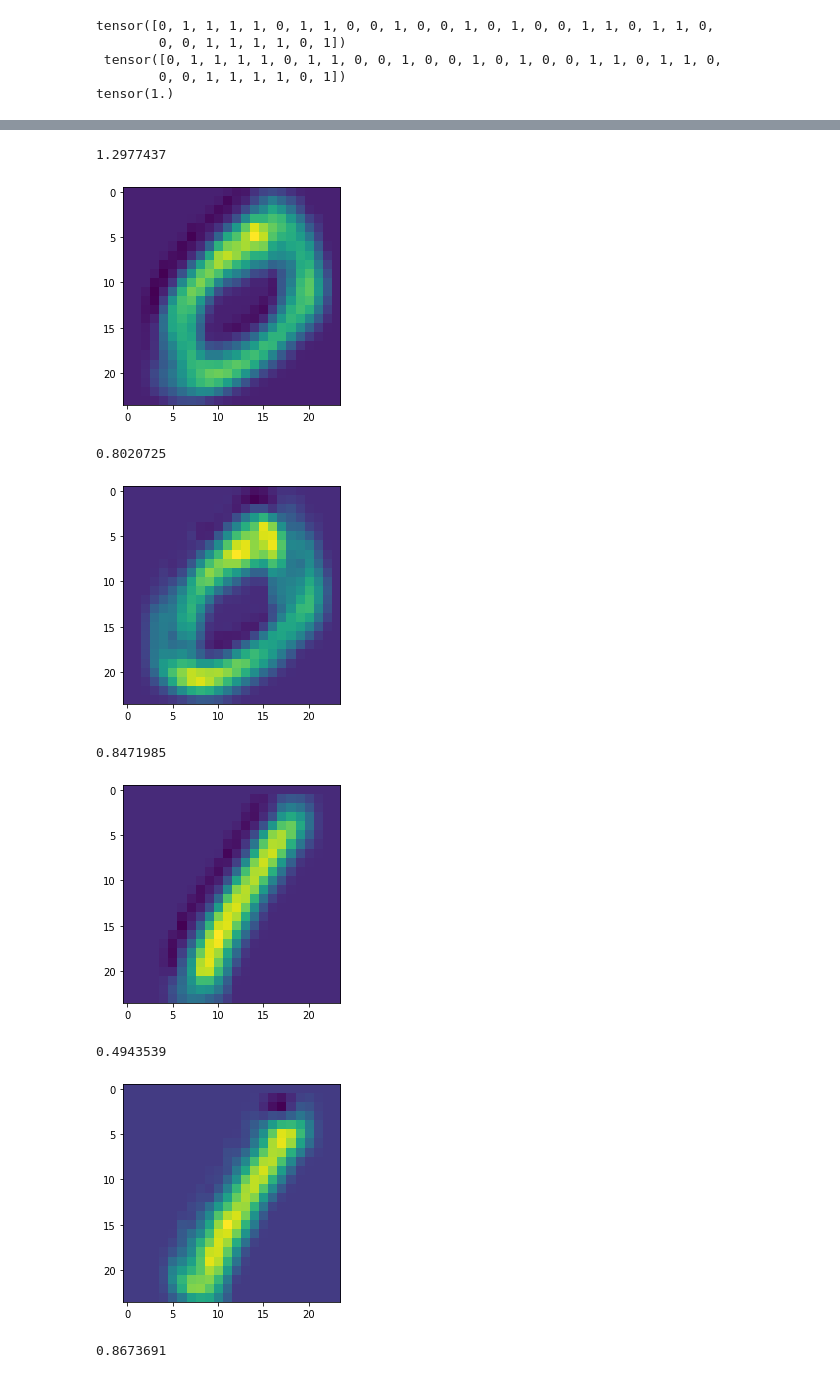
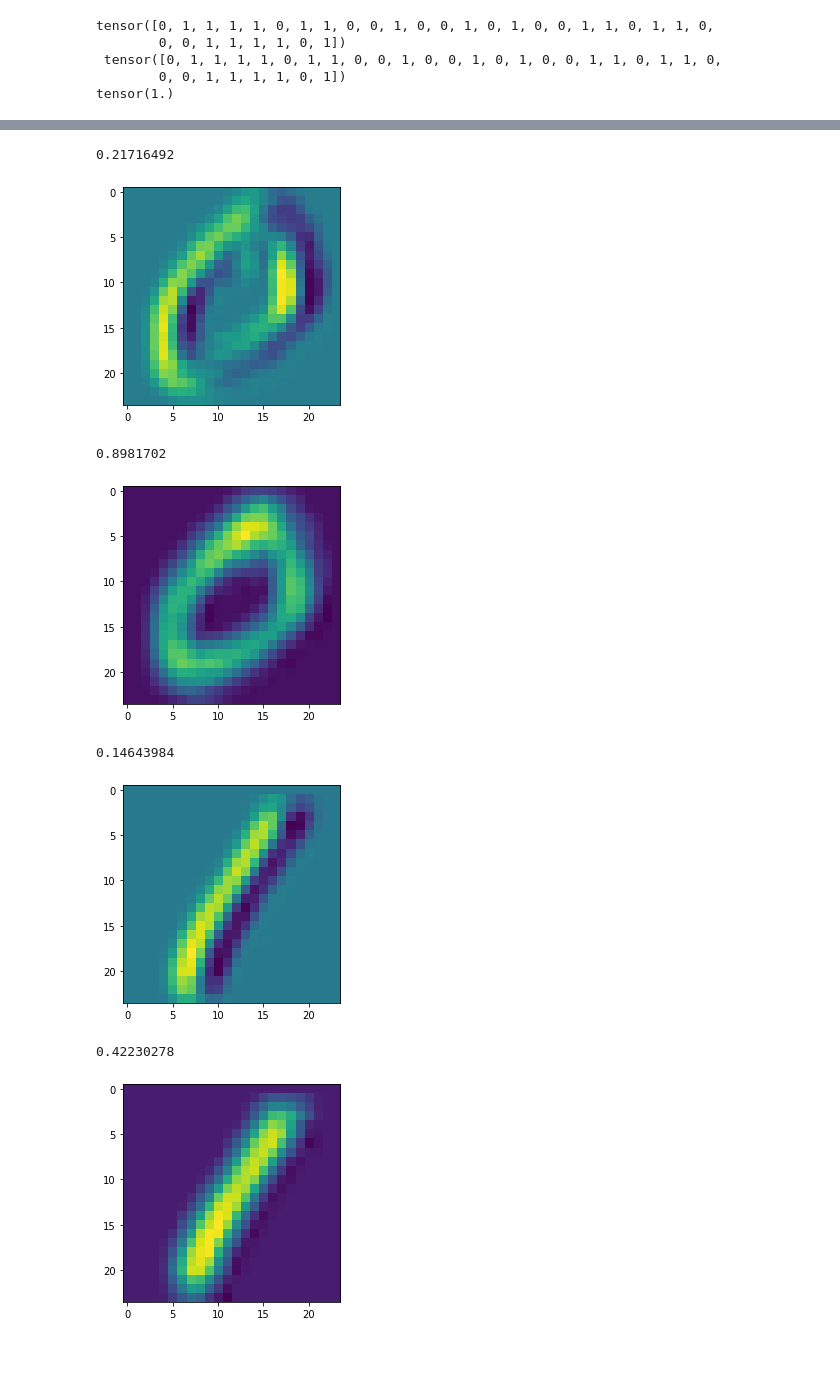
Before and after one commit to JakobSchauser/MLandData, a Jupyter notebook: ADL/Assignment 4/explainability_assignment.ipynb, the cells around one changed output, grey strips where cells are left out. Drawn from its saved outputs; the diff is of its cells as text; code cells hidden in the pictures.

```diff
--- a/ADL/Assignment 4/explainability_assignment.ipynb
+++ b/ADL/Assignment 4/explainability_assignment.ipynb
@@ -51,11 +54,11 @@ class nemt(nn.Module):
         self.get_res = False
         self.conv = nn.Conv2d(1, 2, kernel_size=5)
         self.pool = nn.MaxPool2d(2)
-        # self.fc1 = nn.Linear(288, 64)
-        self.fc1 = lambda x: x
+        self.fc1 = nn.Linear(288, 64)
+        # self.fc1 = lambda x: x
         self.fc2 = lambda x: x
         # self.fc2 = nn.Linear(256, 64)
-        self.fc3 = nn.Linear(288, 2)
+        self.fc3 = nn.Linear(64, 2)
 
     def forward(self, x):
         x = self.conv(x.view(-1,28,28).unsqueeze(1))
@@ -96,5 +99,5 @@ def train(model, n_epochs):
             c += 1
         print(running_loss/c, running_acc/c)
 
-train(model, 50)
+train(model, 100)
 # %% [output]
@@ -216,20 +278,19 @@ model.get_res = True
 # %%
 t = train_dat[:32,1:]
 # t = torch.Tensor(np.random.random((32,28*28)))
-for k in range(4):
+for k in range(2):
     res = model(t)[k]
 
     for i in range(2):
         plt.imshow(res[i].detach().numpy())
         print(np.mean(res[i].detach().numpy()))
         plt.show()
 # %% [output]
-1.2977437
+0.21716492
-[figure, old version]
+[figure, new version]
-0.8020725
+0.8981702
-[figure, old version]
+[figure, new version]
-0.8471985
+0.14643984
-[figure, old version]
+[figure, new version]
-0.4943539
+0.42230278
-[figure, old version]
+[figure, new version]
-0.8673691
```
Also changed, not shown: parts of 14 cells of this notebook.
